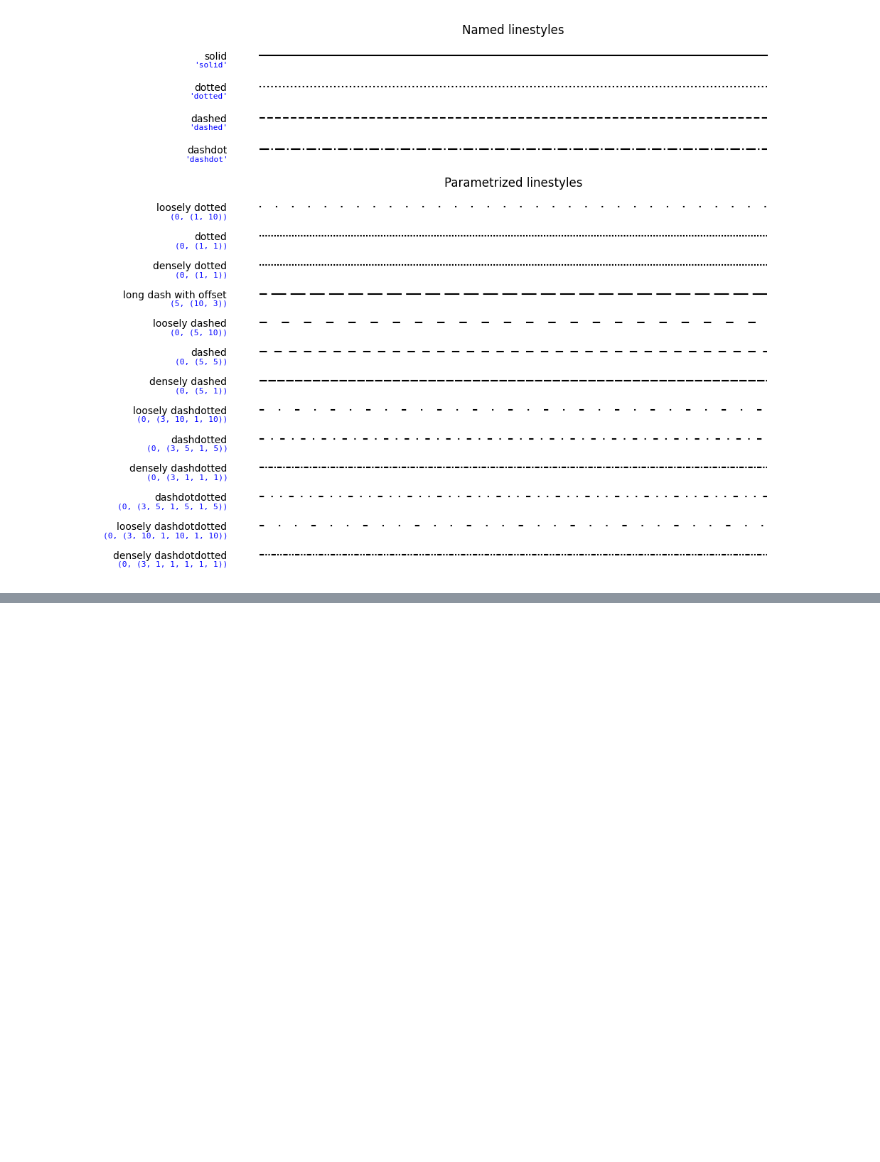
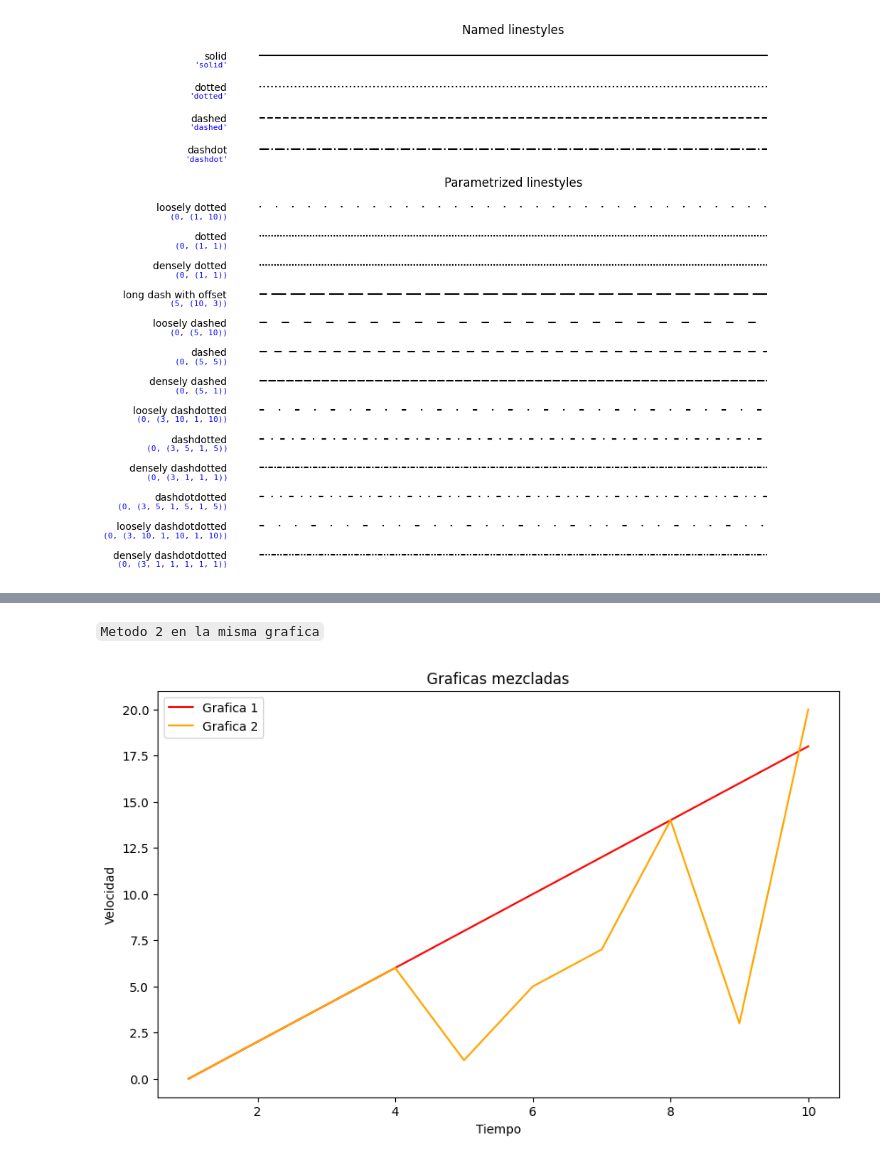
Before and after one commit to CrisHzz/DocumentacionGrupoML_DS, a Jupyter notebook: Matplotlib/Matplotlib1.ipynb, the cells around one changed output, grey strips where cells are left out. Cells and saved outputs as stored; diff of their text form; code cells hidden in the pictures; blank space fills up the shorter version.

```diff
--- a/Matplotlib/Matplotlib1.ipynb
+++ b/Matplotlib/Matplotlib1.ipynb
@@ -206,0 +281,20 @@ plt.tight_layout()
+# %% [markdown]
+`Metodo 2 en la misma grafica`
+# %%
+plt.figure(figsize=(10,6))
+
+plt.plot(tiempo,velocidad,color='red',label='Grafica 1')
+
+plt.plot(tiempo_2,velocidad_2,color='orange',label='Grafica 2')
+
+plt.xlabel('Tiempo')
+
+plt.ylabel("Velocidad")
+
+plt.title('Graficas mezcladas')
+
+plt.legend()
+
+plt.show()
+# %% [output]
+[figure, added]
```
Also changed, not shown: parts of 9 cells of this notebook, 1 other file.
